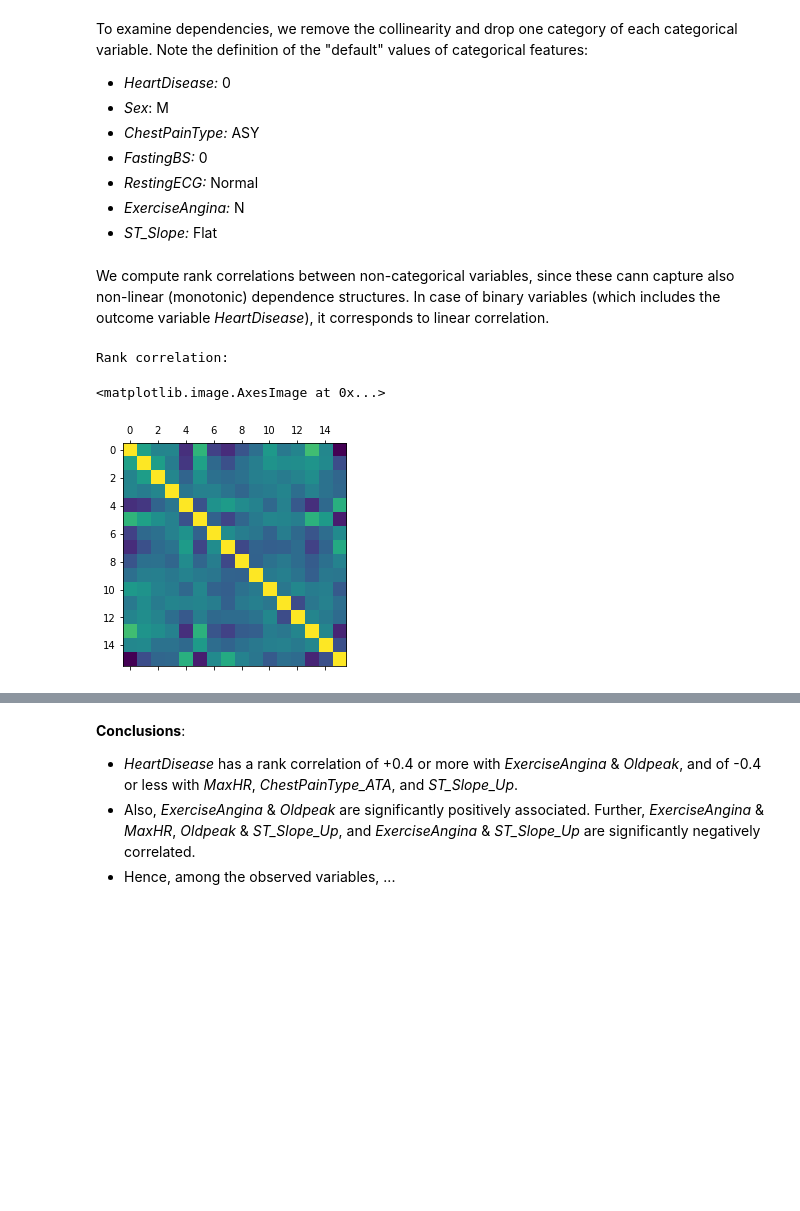
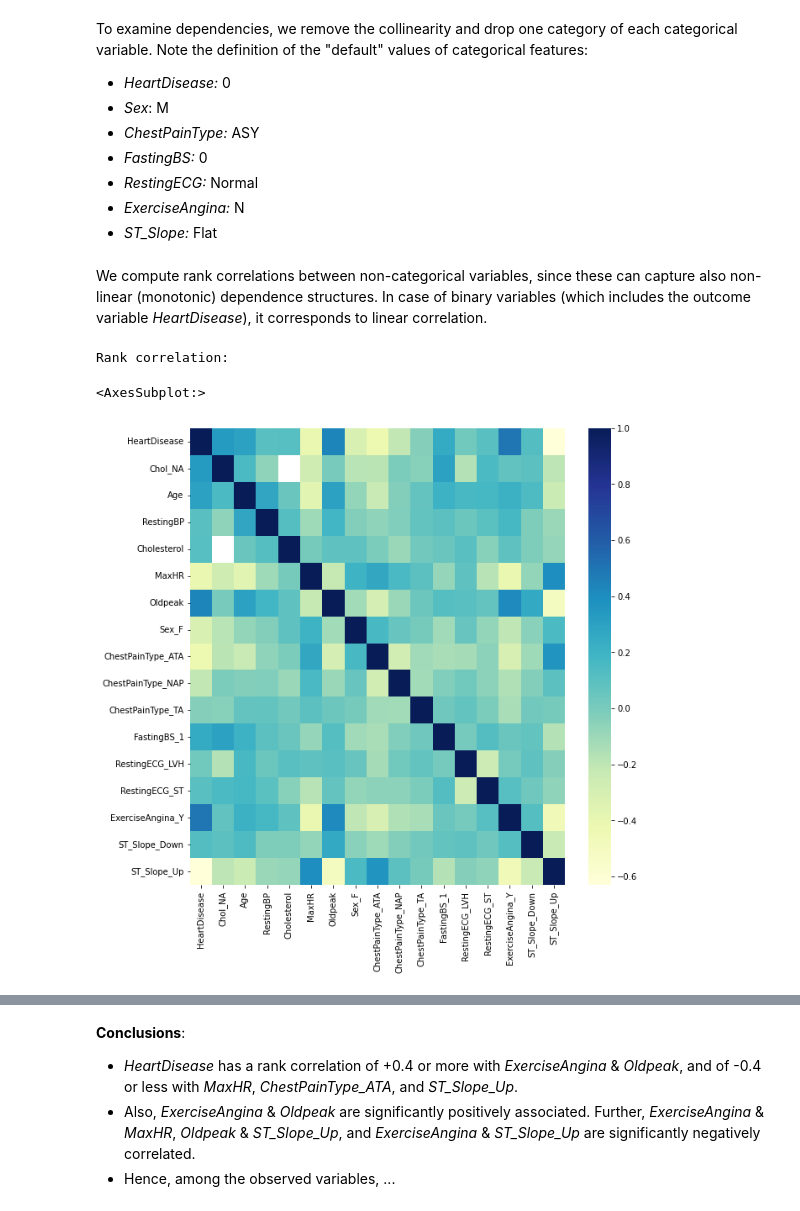
Before and after one commit to nmamie/ML4H_Project1, a Jupyter notebook: ML4H_Project1_Task1_Nici.ipynb, the cells around one changed output, grey strips where cells are left out. Cells and saved outputs as stored; diff of their text form; code cells hidden in the pictures; blank space fills up the shorter version.

```diff
--- a/ML4H_Project1_Task1_Nici.ipynb
+++ b/ML4H_Project1_Task1_Nici.ipynb
@@ -159,5 +183,4 @@ Following intermediate data processing for exploratory data analysis only:
 # %%
-## for exploratory analysis of training data only:
 ## define default variables and drop their dummy
 
 default_vars = ["Sex_M",
@@ -167,4 +190,4 @@ default_vars = ["Sex_M",
                 "ExerciseAngina_N",
                 "ST_Slope_Flat"]
 
-train_val_reduc = train_val_proc_1.drop(default_vars, axis=1, inplace=False)
+train_val_eda = train_val_proc_1.drop(default_vars, axis=1, inplace=False)
@@ -180,16 +201,17 @@ To examine dependencies, we remove the collinearity and drop one category of eac
 *   *ExerciseAngina:* N
 *   *ST_Slope:* Flat
 # %% [markdown]
-We compute rank correlations between non-categorical variables, since these cann capture also non-linear (monotonic) dependence structures. In case of binary variables (which includes the outcome variable *HeartDisease*), it corresponds to linear correlation.
+We compute rank correlations between non-categorical variables, since these can capture also non-linear (monotonic) dependence structures. In case of binary variables (which includes the outcome variable *HeartDisease*), it corresponds to linear correlation.
 # %%
 ## compute rank correlations
 rk_corr = train_val_reduc.corr(method="spearman")
 print("Rank correlation:")
-display(plt.matshow(rk_corr))
+plt.figure(figsize=(10, 10))
+sns.heatmap(rk_corr, cmap="YlGnBu")
 # %% [output]
 Rank correlation:
-<matplotlib.image.AxesImage at 0x...>
+<AxesSubplot:>
-[figure, old version]
+[figure, new version]
 # %%
 ## significant rank correlations (|r|>0.4)
 sig_corr = rk_corr[abs(rk_corr)>0.4]
```
Also changed, not shown: parts of 23 cells of this notebook.
